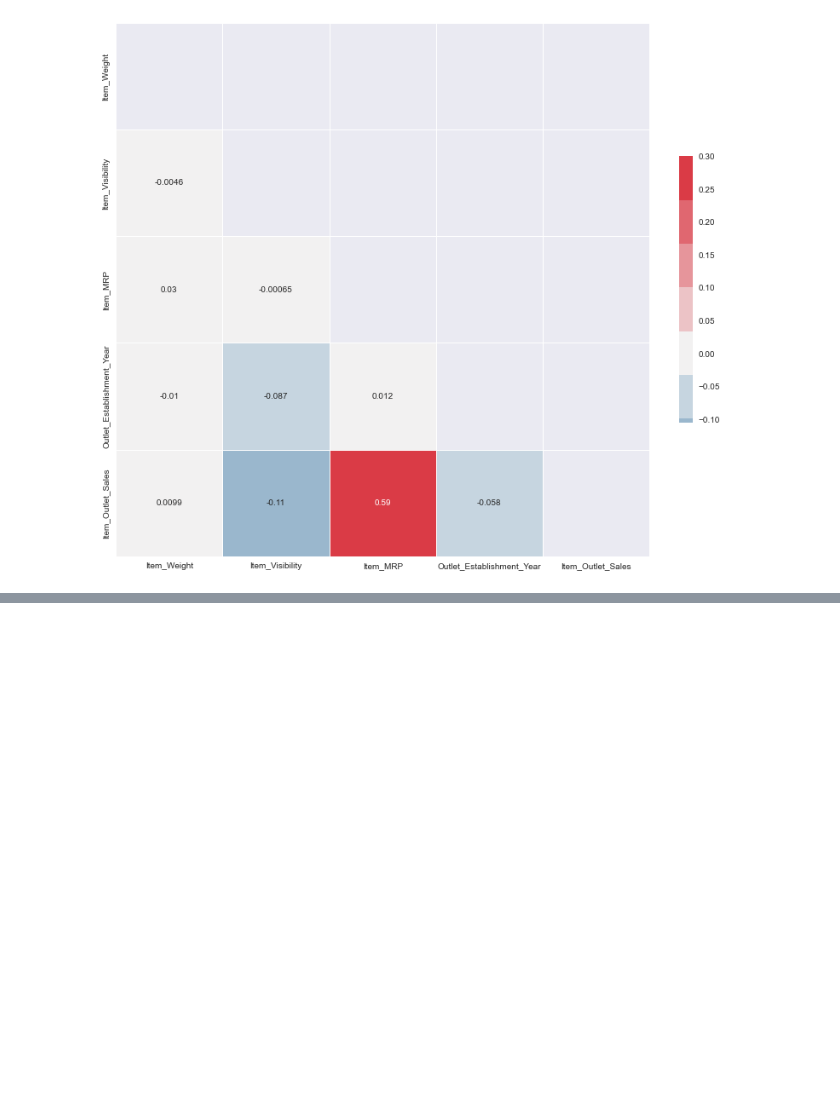
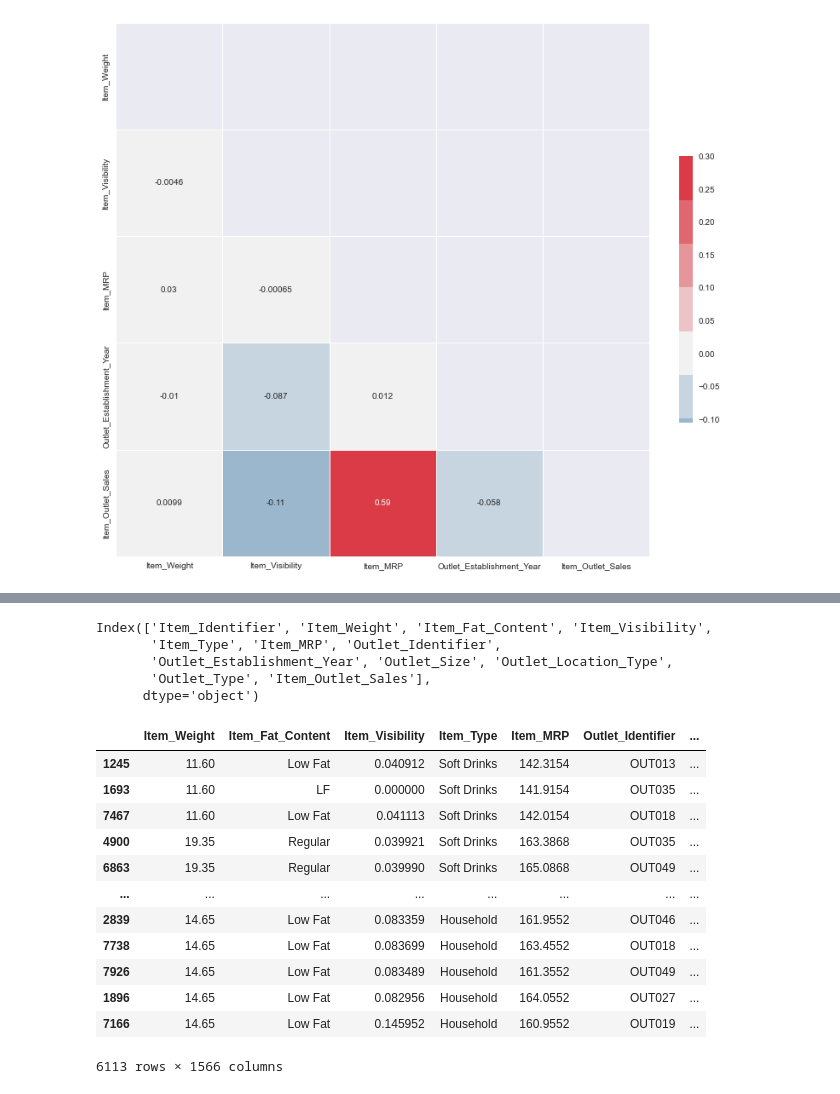
Before and after one commit to Elmatinho/predicciones-ventas, a Jupyter notebook: predicciones_ventas.ipynb, the cells around one changed output, grey strips where cells are left out. Cells and saved outputs as stored; diff of their text form; code cells hidden in the pictures; blank space fills up the shorter version.

```diff
--- a/predicciones_ventas.ipynb
+++ b/predicciones_ventas.ipynb
@@ -556,0 +567,25 @@ sns.heatmap(correlation, annot=True, mask=mask, cmap=cmap, vmax=.3, center=0,
+# %%
+predicciones_without_nan.columns
+# %% [output]
+Index(['Item_Identifier', 'Item_Weight', 'Item_Fat_Content', 'Item_Visibility',
+       'Item_Type', 'Item_MRP', 'Outlet_Identifier',
+       'Outlet_Establishment_Year', 'Outlet_Size', 'Outlet_Location_Type',
+       'Outlet_Type', 'Item_Outlet_Sales'],
+      dtype='object')
+# %%
+dummies_item_id=pd.get_dummies(data=predicciones_without_nan,columns=['Item_Identifier'])
+dummies_item_id
+# %% [output]
+|  | Item_Weight | Item_Fat_Content | Item_Visibility | Item_Type | Item_MRP | Outlet_Identifier | ... |
+| 1245 | 11.60 | Low Fat | 0.040912 | Soft Drinks | 142.3154 | OUT013 | ... |
+| 1693 | 11.60 | LF | 0.000000 | Soft Drinks | 141.9154 | OUT035 | ... |
+| 7467 | 11.60 | Low Fat | 0.041113 | Soft Drinks | 142.0154 | OUT018 | ... |
+| 4900 | 19.35 | Regular | 0.039921 | Soft Drinks | 163.3868 | OUT035 | ... |
+| 6863 | 19.35 | Regular | 0.039990 | Soft Drinks | 165.0868 | OUT049 | ... |
+| ... | ... | ... | ... | ... | ... | ... | ... |
+| 2839 | 14.65 | Low Fat | 0.083359 | Household | 161.9552 | OUT046 | ... |
+| 7738 | 14.65 | Low Fat | 0.083699 | Household | 163.4552 | OUT018 | ... |
+| 7926 | 14.65 | Low Fat | 0.083489 | Household | 161.3552 | OUT049 | ... |
+| 1896 | 14.65 | Low Fat | 0.082956 | Household | 164.0552 | OUT027 | ... |
+| 7166 | 14.65 | Low Fat | 0.145952 | Household | 160.9552 | OUT019 | ... |
+6113 rows × 1566 columns
```
Also changed, not shown: parts of 44 cells of this notebook.
